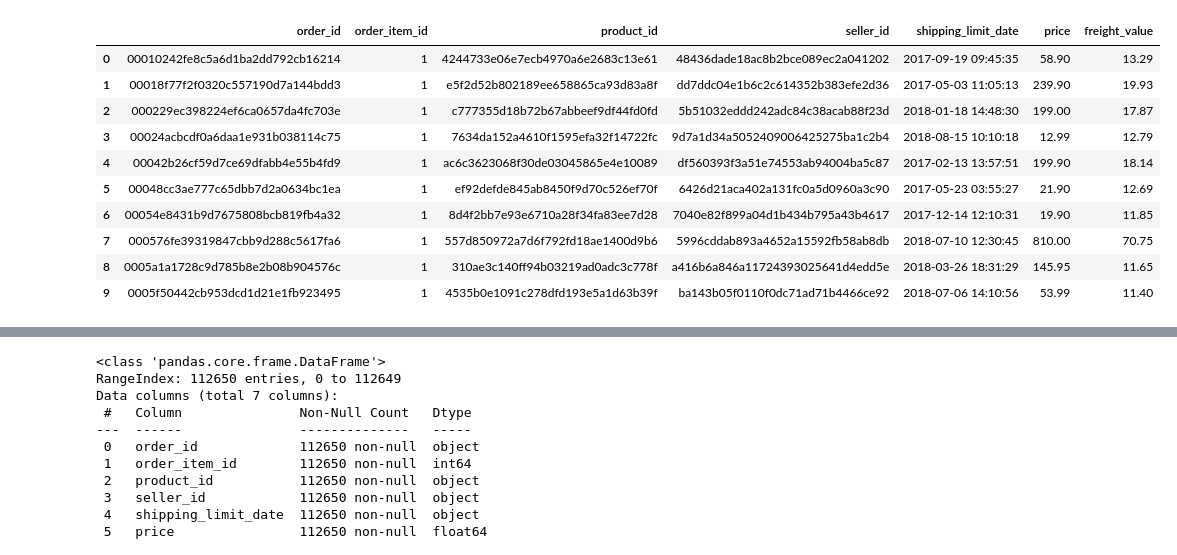
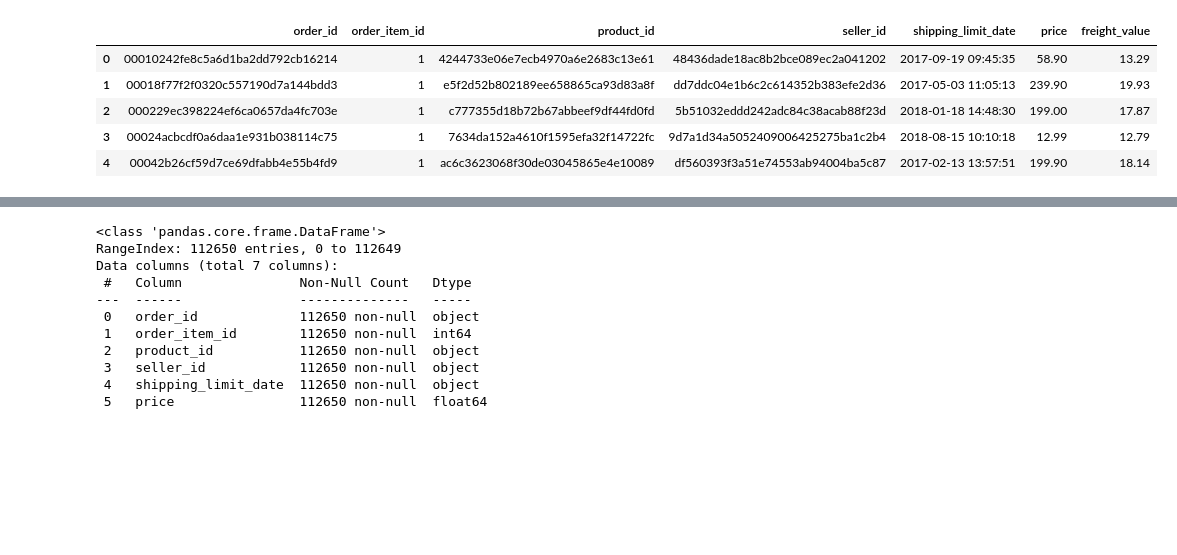
Before and after one commit to amandawang90-spec/neuefische-data-analysis-180825-capstone_project, a Jupyter notebook: python/df_order_items.ipynb, the cells around one changed output, grey strips where cells are left out. Cells and saved outputs as stored; diff of their text form; code cells hidden in the pictures; blank space fills up the shorter version.

```diff
--- a/python/df_order_items.ipynb
+++ b/python/df_order_items.ipynb
@@ -1,19 +1,14 @@
 # %%
 import pandas as pd
 
-df_order_items=pd.read_csv('./data/brazilian_e-commerce/olist_order_items_dataset.csv')
+df_order_items=pd.read_csv('../data/brazilian_e-commerce/olist_order_items_dataset.csv')
 # %%
-df_order_items.head(10)
+df_order_items.head()
 # %% [output]
 |  | order_id | order_item_id | product_id | seller_id | shipping_limit_date | price | freight_value |
 | 0 | 00010242fe8c5a6d1ba2dd792cb16214 | 1 | 4244733e06e7ecb4970a6e2683c13e61 | 48436dade18ac8b2bce089ec2a041202 | 2017-09-19 09:45:35 | 58.90 | 13.29 |
 | 1 | 00018f77f2f0320c557190d7a144bdd3 | 1 | e5f2d52b802189ee658865ca93d83a8f | dd7ddc04e1b6c2c614352b383efe2d36 | 2017-05-03 11:05:13 | 239.90 | 19.93 |
 | 2 | 000229ec398224ef6ca0657da4fc703e | 1 | c777355d18b72b67abbeef9df44fd0fd | 5b51032eddd242adc84c38acab88f23d | 2018-01-18 14:48:30 | 199.00 | 17.87 |
 | 3 | 00024acbcdf0a6daa1e931b038114c75 | 1 | 7634da152a4610f1595efa32f14722fc | 9d7a1d34a5052409006425275ba1c2b4 | 2018-08-15 10:10:18 | 12.99 | 12.79 |
 | 4 | 00042b26cf59d7ce69dfabb4e55b4fd9 | 1 | ac6c3623068f30de03045865e4e10089 | df560393f3a51e74553ab94004ba5c87 | 2017-02-13 13:57:51 | 199.90 | 18.14 |
-| 5 | 00048cc3ae777c65dbb7d2a0634bc1ea | 1 | ef92defde845ab8450f9d70c526ef70f | 6426d21aca402a131fc0a5d0960a3c90 | 2017-05-23 03:55:27 | 21.90 | 12.69 |
-| 6 | 00054e8431b9d7675808bcb819fb4a32 | 1 | 8d4f2bb7e93e6710a28f34fa83ee7d28 | 7040e82f899a04d1b434b795a43b4617 | 2017-12-14 12:10:31 | 19.90 | 11.85 |
-| 7 | 000576fe39319847cbb9d288c5617fa6 | 1 | 557d850972a7d6f792fd18ae1400d9b6 | 5996cddab893a4652a15592fb58ab8db | 2018-07-10 12:30:45 | 810.00 | 70.75 |
-| 8 | 0005a1a1728c9d785b8e2b08b904576c | 1 | 310ae3c140ff94b03219ad0adc3c778f | a416b6a846a11724393025641d4edd5e | 2018-03-26 18:31:29 | 145.95 | 11.65 |
-| 9 | 0005f50442cb953dcd1d21e1fb923495 | 1 | 4535b0e1091c278dfd193e5a1d63b39f | ba143b05f0110f0dc71ad71b4466ce92 | 2018-07-06 14:10:56 | 53.99 | 11.40 |
 # %%
```
Also changed, not shown: parts of 7 cells of this notebook, 22 other files.
